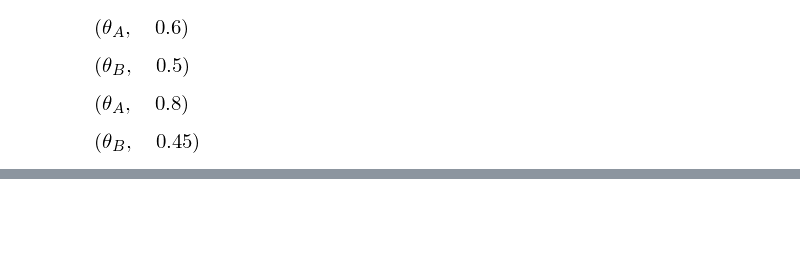
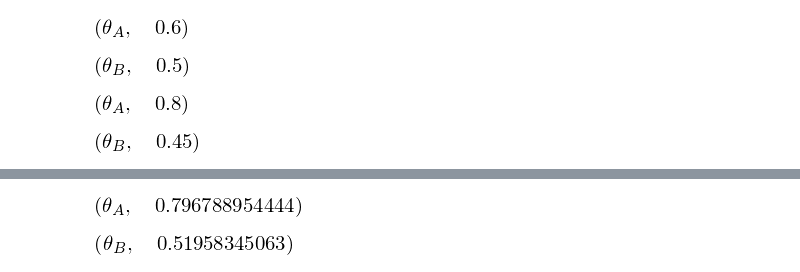
Before and after one commit to saketkc/notebooks, a Jupyter notebook: python/Expectation Maximisation.ipynb, the cells around one changed output, grey strips where cells are left out. Drawn from its saved outputs; the diff is of its cells as text; code cells hidden in the pictures; blank space fills up the shorter version.

```diff
--- a/python/Expectation Maximisation.ipynb
+++ b/python/Expectation Maximisation.ipynb
@@ -20,2 +34,4 @@ coin_toss.append('T H H H T H H H T H'.split())
 # %%
-df = pd.DataFrame(coin_toss)
+df = pd.DataFrame(coin_toss, index=None, columns=columns)
+df.index.rename('Toss')
+df
@@ -88,9 +102,22 @@ def em(theta_old):
         A_tails = row['A']*(total_tosses-total_heads)
         B_heads = row['B']*total_heads
         B_tails = row['B']*(total_tosses-total_heads)
-        new_coin_toss.append([[A_heads, A_tails], [B_heads, B_tails]])
-    return new_coin_toss
+        new_coin_toss.append([A_heads, A_tails, B_heads, B_tails])
+    df = pd.DataFrame(new_coin_toss, columns=['A Heads', 'A Tails', 'B Heads', 'B Tails'])
+    new_pa = df['A Heads'].sum()/(df['A Heads'].sum()+df['A Tails'].sum())
+    new_pb = df['B Heads'].sum()/(df['B Heads'].sum()+df['B Tails'].sum())
+    new_theta = OrderedDict({'A': new_pa, 'B': new_pb})
+    display(df)
+    return new_theta
 
-theta = {'A': thetaA, 'B': thetaB}
-em(theta)
+theta = OrderedDict({'A': thetaA, 'B': thetaB})
+theta_new = OrderedDict({'A': thetaA+0.3, 'B': thetaB})
+max_iterations = 10000
+iterations = 0
+diff = 1
+tolerance = 1e-6
+while (iterations < max_iterations) and (diff>tolerance):
+    new_theta = em(theta)
+    diff = euclidean(new_theta.values(), theta.values())
+    theta = new_theta
 # %% [output]
@@ -97,0 +197,8 @@ em(theta)
+# %%
+(a, new_theta['A'])
+# %% [output]
+[figure, added]
+# %%
+(b, new_theta['B'])
+# %% [output]
+[figure, added]
```
Also changed, not shown: parts of 7 cells of this notebook, 2 other files.
